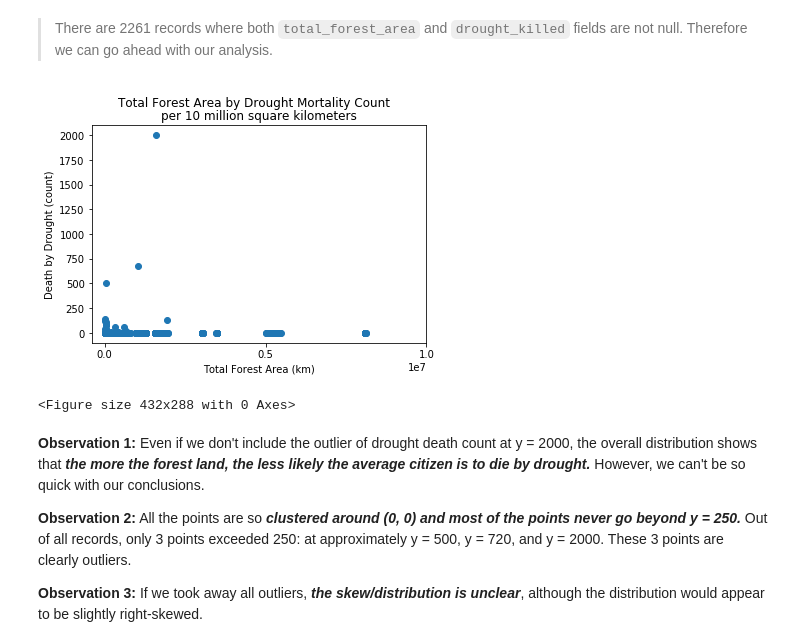
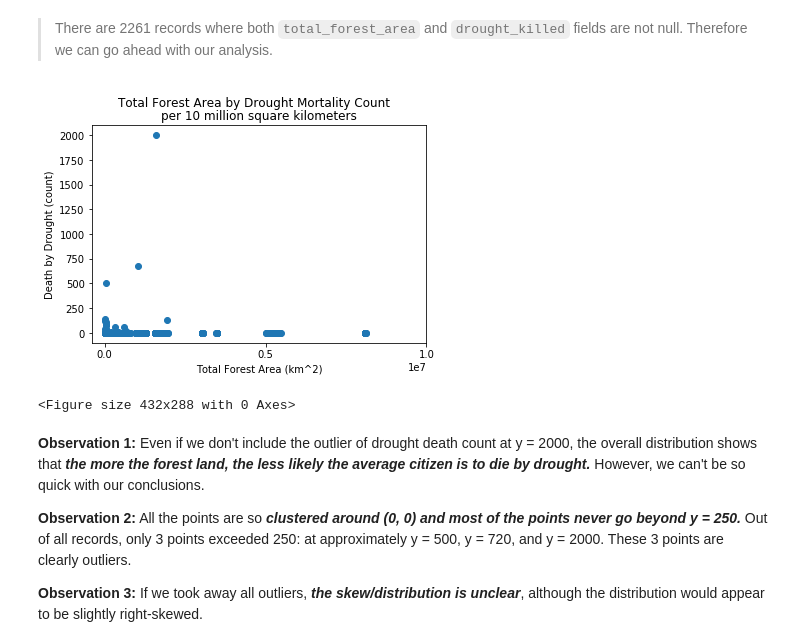
Before and after one commit to aeglon97/Investigate-A-Dataset, a Jupyter notebook: Investigate_a_Dataset.ipynb, the cells around one changed output. Saved outputs shown, nothing was run; the diff lists cells and outputs as text; code cells hidden in the pictures.

```diff
--- a/Investigate_a_Dataset.ipynb
+++ b/Investigate_a_Dataset.ipynb
@@ -573,7 +600,7 @@ df_all.to_csv('./data/mindgap_all.csv', encoding = 'utf-8', index = False)
 
 ## Load Data
 # %%
-df_mg = pd.read_csv('./data/mindgap_all.csv')
+df_mg = pd.read_csv('./data/gapminder_all.csv')
 # %% [markdown]
 ## Explore
 # %%
@@ -684,14 +711,14 @@ df_forest_drought.shape[0]
 # %%
 plt.scatter(data = df_mg, x = 'total_forest_area', y = 'drought_killed')
 plt.xticks(np.arange(0, df_mg.total_forest_area.max() + 5000000, 5000000))
 plt.suptitle('Total Forest Area by Drought Mortality Count')
 plt.title('per 10 million square kilometers')
-plt.xlabel('Total Forest Area (km)')
+plt.xlabel('Total Forest Area (km^2)')
 plt.ylabel('Death by Drought (count)')
 plt.show()
 plt.savefig('./visuals/drought-forest.png');
 # %% [output]
-[figure, old version]
+[figure, new version]
 <Figure size 432x288 with 0 Axes>
 # %% [markdown]
 **Observation 1:** Even if we don't include the outlier of drought death count at y = 2000, the overall distribution shows that ***the more the forest land, the less likely the average citizen is to die by drought.*** However, we can't be so quick with our conclusions.
```
Also changed, not shown: parts of 14 cells of this notebook, 4 other files.
